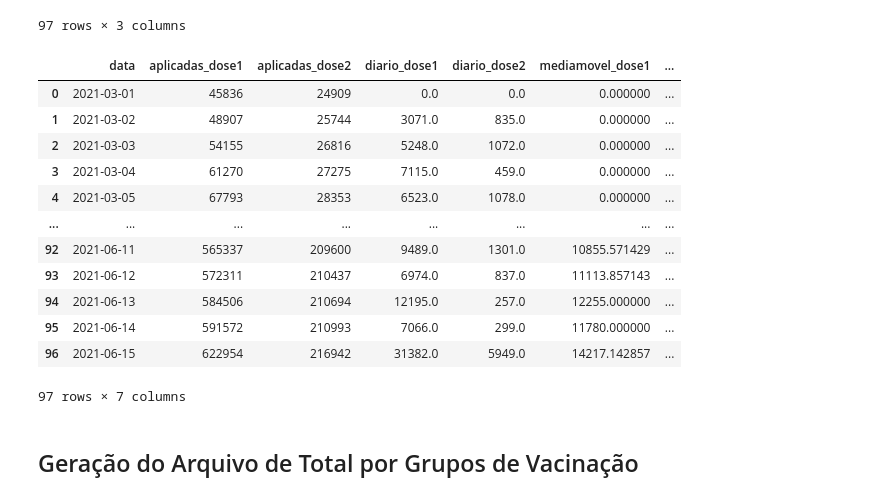
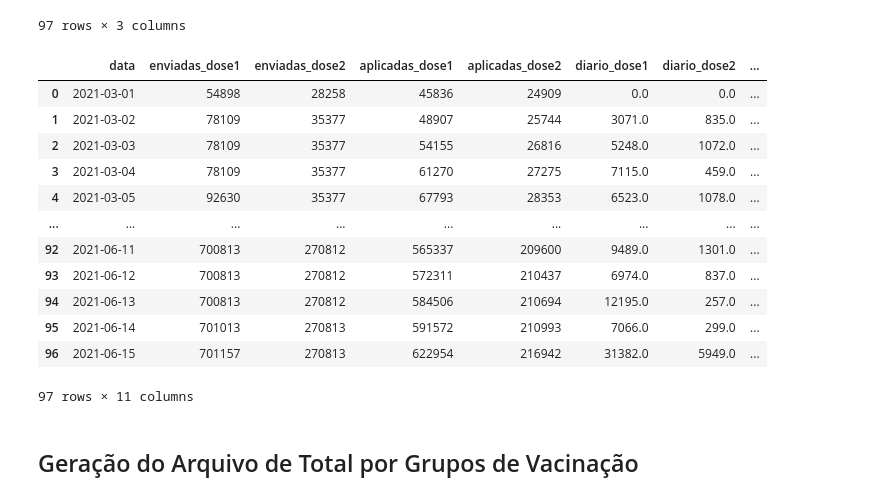
Before and after one commit to adolfoguimaraes/covid19_vacinacao, a Jupyter notebook: Sergipe/processararquivos_vacina_dataviz.ipynb, the cells around one changed output. Cells and saved outputs as stored; diff of their text form; code cells hidden in the pictures.

```diff
--- a/Sergipe/processararquivos_vacina_dataviz.ipynb
+++ b/Sergipe/processararquivos_vacina_dataviz.ipynb
@@ -98,27 +98,29 @@ data_historico_estado[['data','aplicadas_dose1','aplicadas_dose2']].copy()
 97 rows × 3 columns
 # %%
 # Calcula a média móvel e o total por dia
-total_historico = data_historico_estado[['data','aplicadas_dose1','aplicadas_dose2']].copy()
+total_historico = data_historico_estado[['data','enviadas_dose1','enviadas_dose2','aplicadas_dose1','aplicadas_dose2']].copy()
 total_historico['diario_dose1'] = total_historico['aplicadas_dose1'].diff()
 total_historico['diario_dose2'] = total_historico['aplicadas_dose2'].diff()
 total_historico['mediamovel_dose1'] = total_historico['diario_dose1'].rolling(window=7).mean()
 total_historico['mediamovel_dose2'] = total_historico['diario_dose2'].rolling(window=7).mean()
+total_historico['percent_uso_dose1'] = total_historico['aplicadas_dose1'] / total_historico['enviadas_dose1']
+total_historico['percent_uso_dose2'] = total_historico['aplicadas_dose2'] / total_historico['enviadas_dose2']
 total_historico = total_historico.fillna(0)
 total_historico
 # %% [output]
-|  | data | aplicadas_dose1 | aplicadas_dose2 | diario_dose1 | diario_dose2 | mediamovel_dose1 | ... |
-| 0 | 2021-03-01 | 45836 | 24909 | 0.0 | 0.0 | 0.000000 | ... |
-| 1 | 2021-03-02 | 48907 | 25744 | 3071.0 | 835.0 | 0.000000 | ... |
-| 2 | 2021-03-03 | 54155 | 26816 | 5248.0 | 1072.0 | 0.000000 | ... |
-| 3 | 2021-03-04 | 61270 | 27275 | 7115.0 | 459.0 | 0.000000 | ... |
-| 4 | 2021-03-05 | 67793 | 28353 | 6523.0 | 1078.0 | 0.000000 | ... |
-| ... | ... | ... | ... | ... | ... | ... | ... |
-| 92 | 2021-06-11 | 565337 | 209600 | 9489.0 | 1301.0 | 10855.571429 | ... |
-| 93 | 2021-06-12 | 572311 | 210437 | 6974.0 | 837.0 | 11113.857143 | ... |
-| 94 | 2021-06-13 | 584506 | 210694 | 12195.0 | 257.0 | 12255.000000 | ... |
-| 95 | 2021-06-14 | 591572 | 210993 | 7066.0 | 299.0 | 11780.000000 | ... |
-| 96 | 2021-06-15 | 622954 | 216942 | 31382.0 | 5949.0 | 14217.142857 | ... |
+|  | data | enviadas_dose1 | enviadas_dose2 | aplicadas_dose1 | aplicadas_dose2 | diario_dose1 | diario_dose2 | ... |
+| 0 | 2021-03-01 | 54898 | 28258 | 45836 | 24909 | 0.0 | 0.0 | ... |
+| 1 | 2021-03-02 | 78109 | 35377 | 48907 | 25744 | 3071.0 | 835.0 | ... |
+| 2 | 2021-03-03 | 78109 | 35377 | 54155 | 26816 | 5248.0 | 1072.0 | ... |
+| 3 | 2021-03-04 | 78109 | 35377 | 61270 | 27275 | 7115.0 | 459.0 | ... |
+| 4 | 2021-03-05 | 92630 | 35377 | 67793 | 28353 | 6523.0 | 1078.0 | ... |
+| ... | ... | ... | ... | ... | ... | ... | ... | ... |
+| 92 | 2021-06-11 | 700813 | 270812 | 565337 | 209600 | 9489.0 | 1301.0 | ... |
+| 93 | 2021-06-12 | 700813 | 270812 | 572311 | 210437 | 6974.0 | 837.0 | ... |
+| 94 | 2021-06-13 | 700813 | 270812 | 584506 | 210694 | 12195.0 | 257.0 | ... |
+| 95 | 2021-06-14 | 701013 | 270813 | 591572 | 210993 | 7066.0 | 299.0 | ... |
+| 96 | 2021-06-15 | 701157 | 270813 | 622954 | 216942 | 31382.0 | 5949.0 | ... |
-97 rows × 7 columns
+97 rows × 11 columns
 # %%
 total_historico.to_csv("output/data_vacinas_historico.csv", index=False)
 # %% [markdown]
```
Also changed, not shown: 1 other file.
